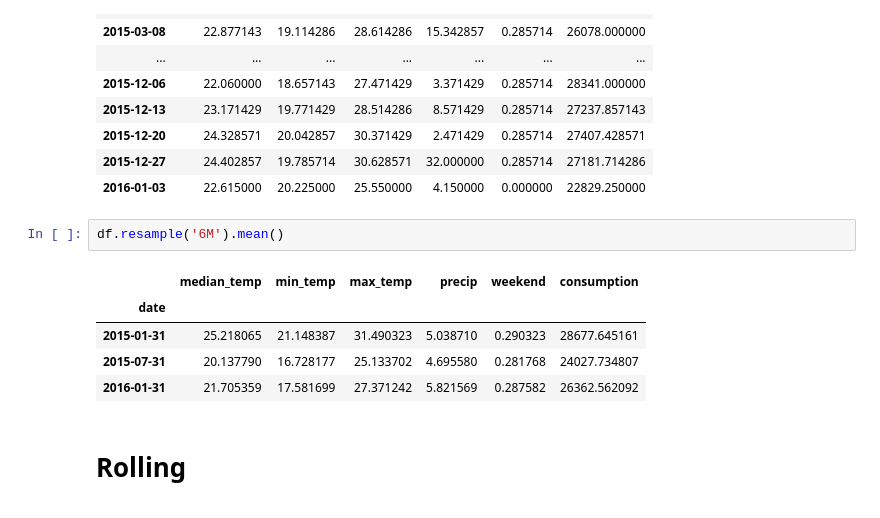
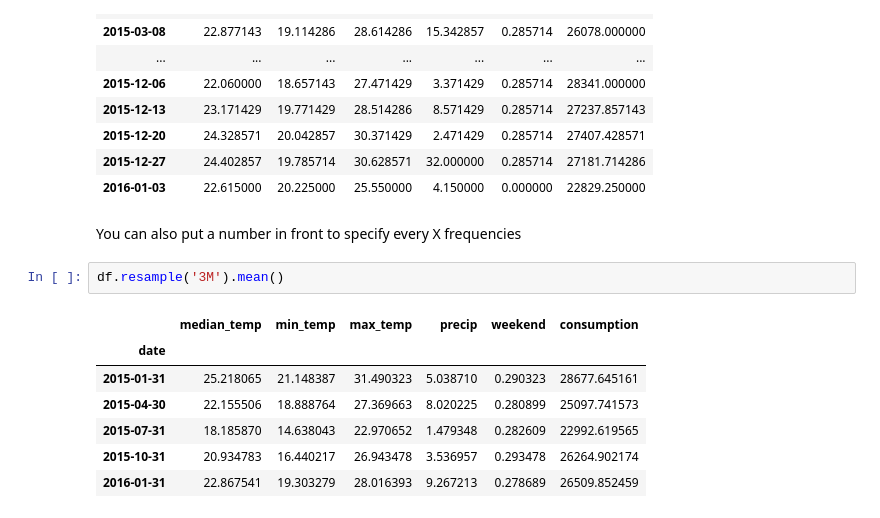
Before and after one commit to andersbogsnes/pandas_tutorial, a Jupyter notebook: 2. Groupby & Resample.ipynb, the cells around one changed output. Saved outputs shown, nothing was run; the diff lists cells and outputs as text.

```diff
--- a/2. Groupby & Resample.ipynb
+++ b/2. Groupby & Resample.ipynb
@@ -169,13 +255,15 @@ df.resample('W').mean()
 | 2015-12-20 | 24.328571 | 20.042857 | 30.371429 | 2.471429 | 0.285714 | 27407.428571 |
 | 2015-12-27 | 24.402857 | 19.785714 | 30.628571 | 32.000000 | 0.285714 | 27181.714286 |
 | 2016-01-03 | 22.615000 | 20.225000 | 25.550000 | 4.150000 | 0.000000 | 22829.250000 |
+# %% [markdown]
+You can also put a number in front to specify every X frequencies
 # %%
-df.resample('6M').mean()
+df.resample('3M').mean()
 # %% [output]
 |  | median_temp | min_temp | max_temp | precip | weekend | consumption |
 | date |  |  |  |  |  |  |
 | 2015-01-31 | 25.218065 | 21.148387 | 31.490323 | 5.038710 | 0.290323 | 28677.645161 |
-| 2015-07-31 | 20.137790 | 16.728177 | 25.133702 | 4.695580 | 0.281768 | 24027.734807 |
-| 2016-01-31 | 21.705359 | 17.581699 | 27.371242 | 5.821569 | 0.287582 | 26362.562092 |
+| 2015-04-30 | 22.155506 | 18.888764 | 27.369663 | 8.020225 | 0.280899 | 25097.741573 |
+| 2015-07-31 | 18.185870 | 14.638043 | 22.970652 | 1.479348 | 0.282609 | 22992.619565 |
+| 2015-10-31 | 20.934783 | 16.440217 | 26.943478 | 3.536957 | 0.293478 | 26264.902174 |
+| 2016-01-31 | 22.867541 | 19.303279 | 28.016393 | 9.267213 | 0.278689 | 26509.852459 |
-# %% [markdown]
-# Rolling
```
Also changed, not shown: parts of 41 cells of this notebook, 2 other files.
